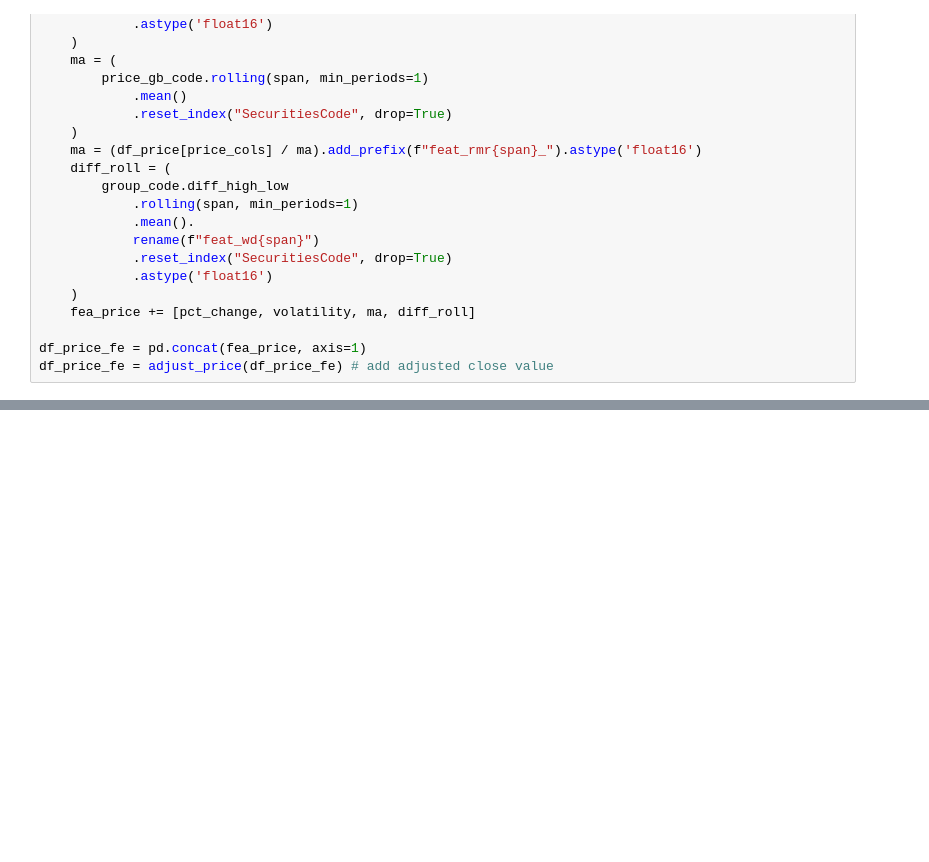
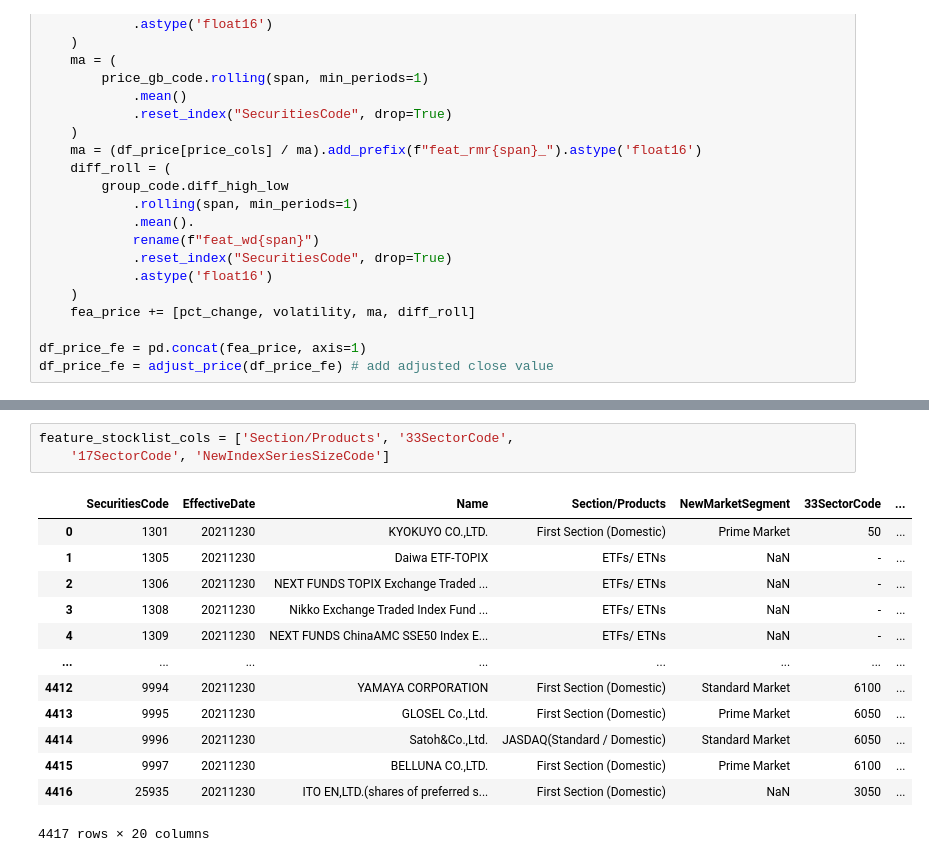
Before and after one commit to edenni/jpx, a Jupyter notebook: notebook/eda.ipynb, the cells around one changed output, grey strips where cells are left out. Drawn from its saved outputs; the diff is of its cells as text; blank space fills up the shorter version.

```diff
--- a/notebook/eda.ipynb
+++ b/notebook/eda.ipynb
@@ -100,0 +166,17 @@ df_price_fe = adjust_price(df_price_fe) # add adjusted close value
+# %%
+feature_stocklist_cols = ['Section/Products', '33SectorCode',
+    '17SectorCode', 'NewIndexSeriesSizeCode']
+# %% [output]
+|  | SecuritiesCode | EffectiveDate | Name | Section/Products | NewMarketSegment | 33SectorCode | ... |
+| 0 | 1301 | 20211230 | KYOKUYO CO.,LTD. | First Section (Domestic) | Prime Market | 50 | ... |
+| 1 | 1305 | 20211230 | Daiwa ETF-TOPIX | ETFs/ ETNs | NaN | - | ... |
+| 2 | 1306 | 20211230 | NEXT FUNDS TOPIX Exchange Traded ... | ETFs/ ETNs | NaN | - | ... |
+| 3 | 1308 | 20211230 | Nikko Exchange Traded Index Fund ... | ETFs/ ETNs | NaN | - | ... |
+| 4 | 1309 | 20211230 | NEXT FUNDS ChinaAMC SSE50 Index E... | ETFs/ ETNs | NaN | - | ... |
+| ... | ... | ... | ... | ... | ... | ... | ... |
+| 4412 | 9994 | 20211230 | YAMAYA CORPORATION | First Section (Domestic) | Standard Market | 6100 | ... |
+| 4413 | 9995 | 20211230 | GLOSEL Co.,Ltd. | First Section (Domestic) | Prime Market | 6050 | ... |
+| 4414 | 9996 | 20211230 | Satoh&Co.,Ltd. | JASDAQ(Standard / Domestic) | Standard Market | 6050 | ... |
+| 4415 | 9997 | 20211230 | BELLUNA CO.,LTD. | First Section (Domestic) | Prime Market | 6100 | ... |
+| 4416 | 25935 | 20211230 | ITO EN,LTD.(shares of preferred s... | First Section (Domestic) | NaN | 3050 | ... |
+4417 rows × 20 columns
```
Also changed, not shown: parts of 7 cells of this notebook.
